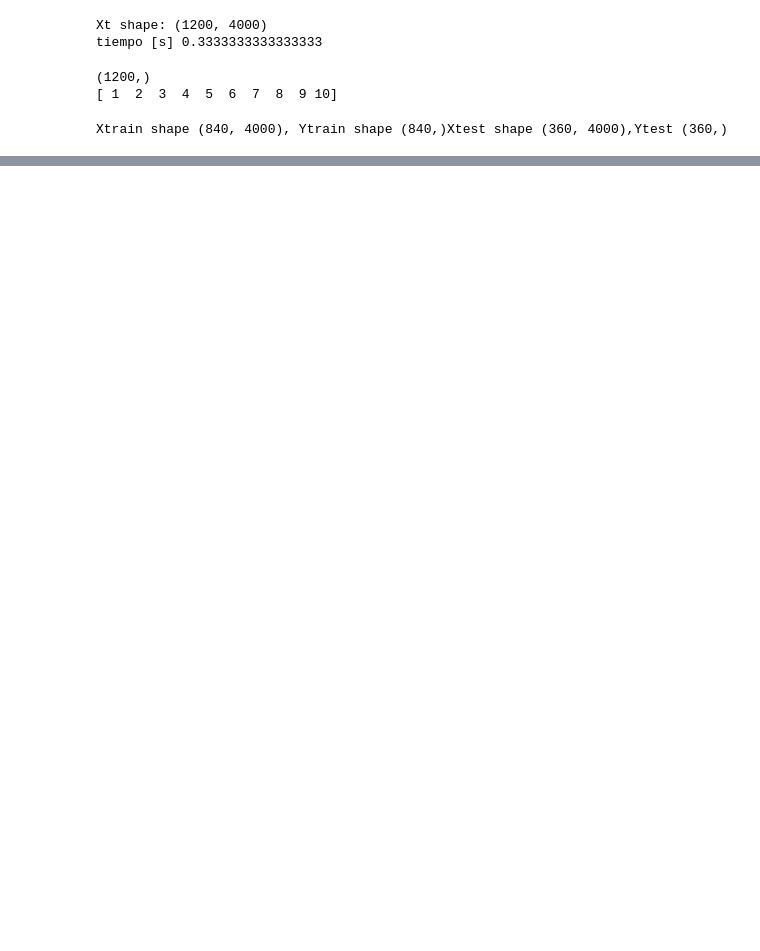
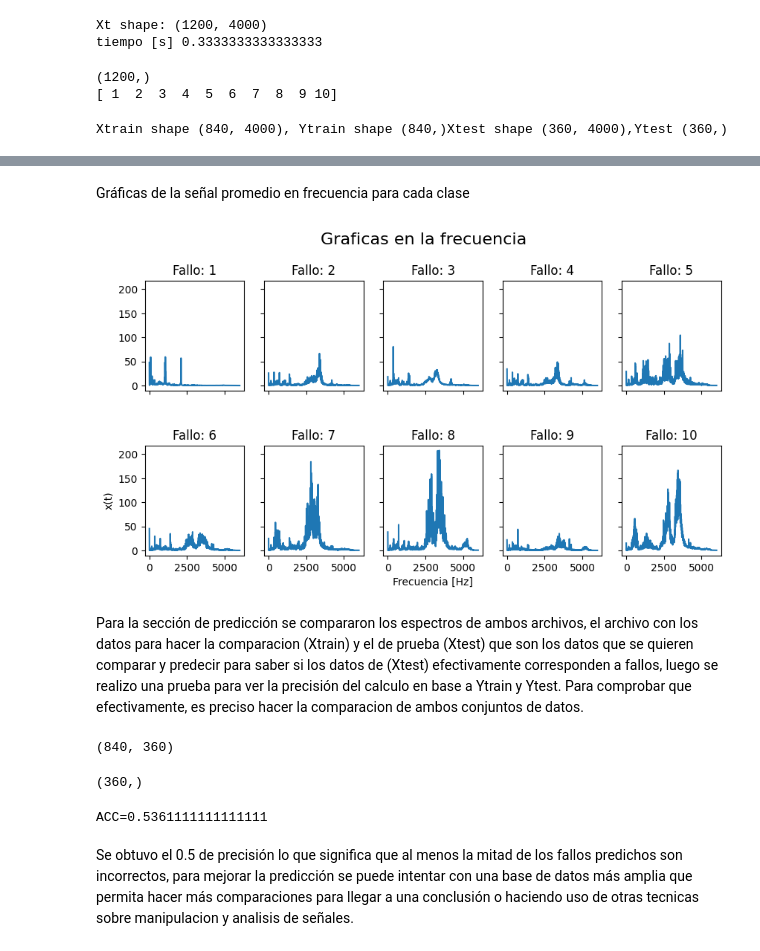
Before and after one commit to GabrielaRomoM/EjerciciosSYS-Phyton, a Jupyter notebook: PARCIAL2/3Puntoparcial.ipynb, the cells around one changed output, grey strips where cells are left out. Saved outputs shown, nothing was run; the diff lists cells and outputs as text; code cells hidden in the pictures; blank space fills up the shorter version.

```diff
--- a/PARCIAL2/3Puntoparcial.ipynb
+++ b/PARCIAL2/3Puntoparcial.ipynb
@@ -218,0 +125,47 @@ plt.show()
+# %% [markdown]
+Gráficas de la señal promedio en frecuencia para cada clase
+# %%
+fig, axes = plt.subplots(f,c, figsize=(10, 5), sharex=True, sharey=True)
+
+for i in range(f):
+    for j in range(c):
+        clase = c * i + j + 1
+        señal= abs(Xw[Ytrain==clase])
+        prom= np.mean(señal,axis=0)
+        axes[i, j].plot(vf, prom)
+        axes[i,j].set_title(f'Fallo: {clase}')
+
+axes[1, 2].set_xlabel('Frecuencia [Hz]')
+axes[1, 0].set_ylabel('x(t)')
+
+plt.suptitle('Graficas en la frecuencia', fontsize=16)
+plt.subplots_adjust(top=0.85, hspace=0.5)  #Ajustes para mejorar la disposición
+plt.show()
+# %% [output]
+[figure, added]
+# %% [markdown]
+Para la sección de predicción se compararon los espectros de ambos archivos, el archivo con los datos para hacer la comparacion (Xtrain) y el de prueba (Xtest) que son los datos que se quieren comparar y predecir para saber si los datos de (Xtest) efectivamente corresponden a fallos, luego se realizo una prueba para ver la precisión del calculo en base a Ytrain y Ytest. Para comprobar que efectivamente, es preciso hacer la comparacion de ambos conjuntos de datos.
+# %%
+from scipy.spatial.distance import cdist
+
+Xw2t= sca_.fit_transform(Xw2.T).T #Calculo de Transpuesta
+
+Dtr_te = cdist(Xw,Xw2t)
+Dtr_te.shape #distancias espectros Xtrain vs Xtest
+# %% [output]
+(840, 360)
+# %%
+#Encuentra los minimos (los valores más cercanos a cero) que resultan de la comparación de espectros
+ind_ = np.argmin(Dtr_te,axis=0)
+ind_.shape
+# %% [output]
+(360,)
+# %%
+Ytestprb = Ytrain[ind_]  #Evalua las etiquetas de prueba (Ytrain) con las predichas (Ytest)
+
+from sklearn.metrics import accuracy_score
+print(f"ACC={accuracy_score(Ytest,Ytestprb)}") #Calcula la precisión de la predicción
+# %% [output]
+ACC=0.5361111111111111
+# %% [markdown]
+Se obtuvo el 0.5 de precisión lo que significa que al menos la mitad de los fallos predichos son incorrectos, para mejorar la predicción se puede intentar con una base de datos más amplia que permita hacer más comparaciones para llegar a una conclusión o haciendo uso de otras tecnicas sobre manipulacion y analisis de señales.
```
Also changed, not shown: parts of 17 cells of this notebook.
